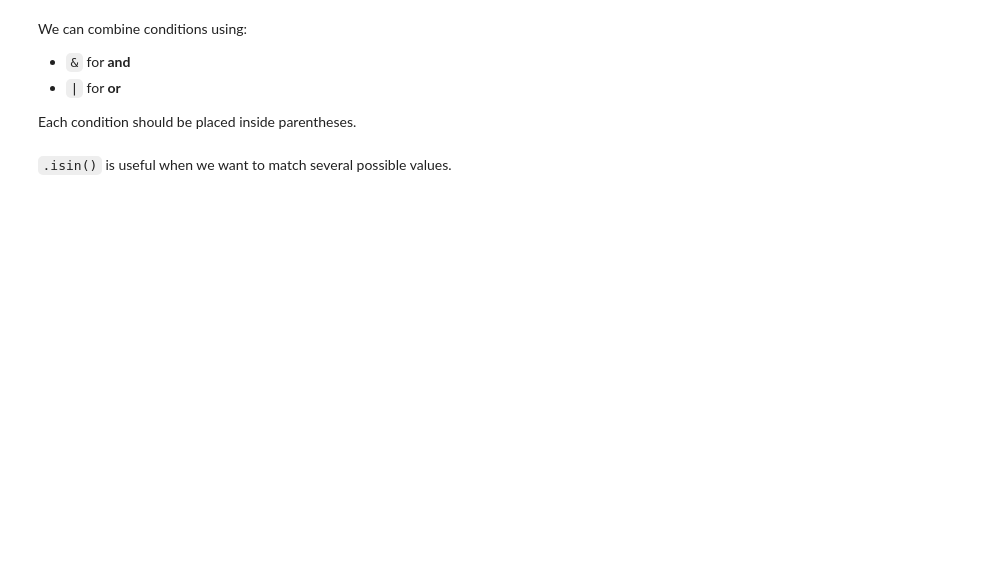
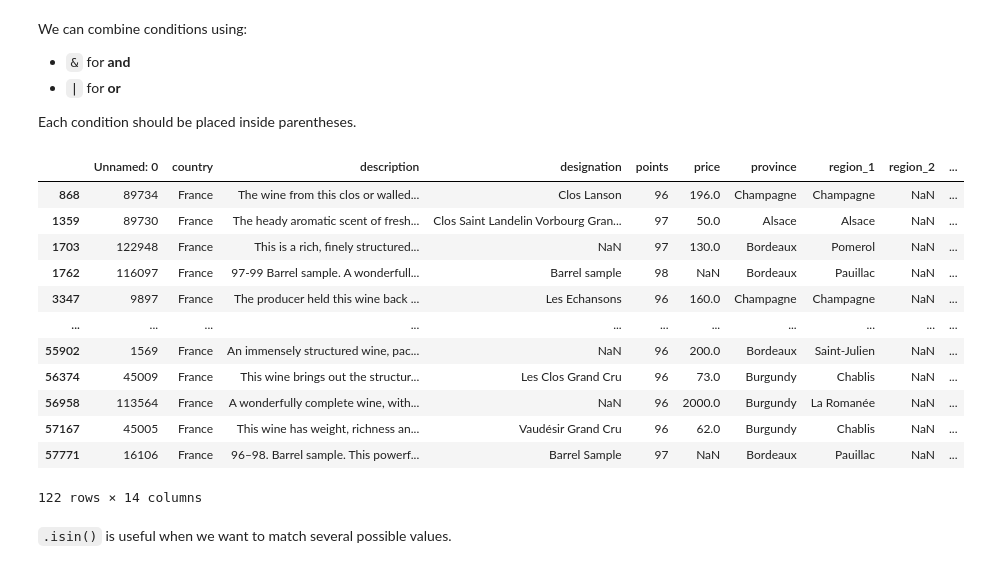
Before and after one commit to Brennan-Chan/Analytics-Through-Coding-AUT_26, a Jupyter notebook: Session_1/Pandas_AUT26.ipynb, the cells around one changed output. Saved outputs shown, nothing was run; the diff lists cells and outputs as text; code cells hidden in the pictures; blank space fills up the shorter version.

```diff
--- a/Session_1/Pandas_AUT26.ipynb
+++ b/Session_1/Pandas_AUT26.ipynb
@@ -226,5 +315,21 @@ We can combine conditions using:
 * `|` for **or**
 
 Each condition should be placed inside parentheses.
+# %%
+df.loc[(df['country'] == "France") & (df['points'] > 95)]
+# %% [output]
+|  | Unnamed: 0 | country | description | designation | points | price | province | region_1 | region_2 | ... |
+| 868 | 89734 | France | The wine from this clos or walled... | Clos Lanson | 96 | 196.0 | Champagne | Champagne | NaN | ... |
+| 1359 | 89730 | France | The heady aromatic scent of fresh... | Clos Saint Landelin Vorbourg Gran... | 97 | 50.0 | Alsace | Alsace | NaN | ... |
+| 1703 | 122948 | France | This is a rich, finely structured... | NaN | 97 | 130.0 | Bordeaux | Pomerol | NaN | ... |
+| 1762 | 116097 | France | 97-99 Barrel sample. A wonderfull... | Barrel sample | 98 | NaN | Bordeaux | Pauillac | NaN | ... |
+| 3347 | 9897 | France | The producer held this wine back ... | Les Echansons | 96 | 160.0 | Champagne | Champagne | NaN | ... |
+| ... | ... | ... | ... | ... | ... | ... | ... | ... | ... | ... |
+| 55902 | 1569 | France | An immensely structured wine, pac... | NaN | 96 | 200.0 | Bordeaux | Saint-Julien | NaN | ... |
+| 56374 | 45009 | France | This wine brings out the structur... | Les Clos Grand Cru | 96 | 73.0 | Burgundy | Chablis | NaN | ... |
+| 56958 | 113564 | France | A wonderfully complete wine, with... | NaN | 96 | 2000.0 | Burgundy | La Romanée | NaN | ... |
+| 57167 | 45005 | France | This wine has weight, richness an... | Vaudésir Grand Cru | 96 | 62.0 | Burgundy | Chablis | NaN | ... |
+| 57771 | 16106 | France | 96–98. Barrel sample. This powerf... | Barrel Sample | 97 | NaN | Bordeaux | Pauillac | NaN | ... |
+122 rows × 14 columns
 # %% [markdown]
 `.isin()` is useful when we want to match several possible values.
```
Also changed, not shown: parts of 20 cells of this notebook.
